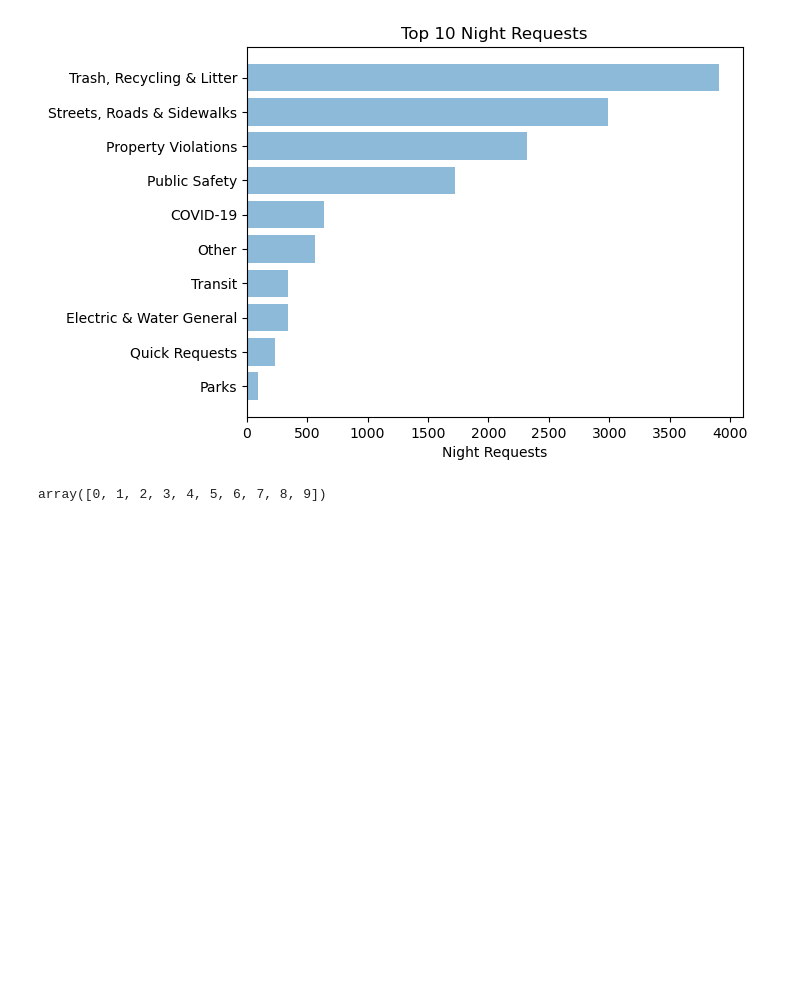
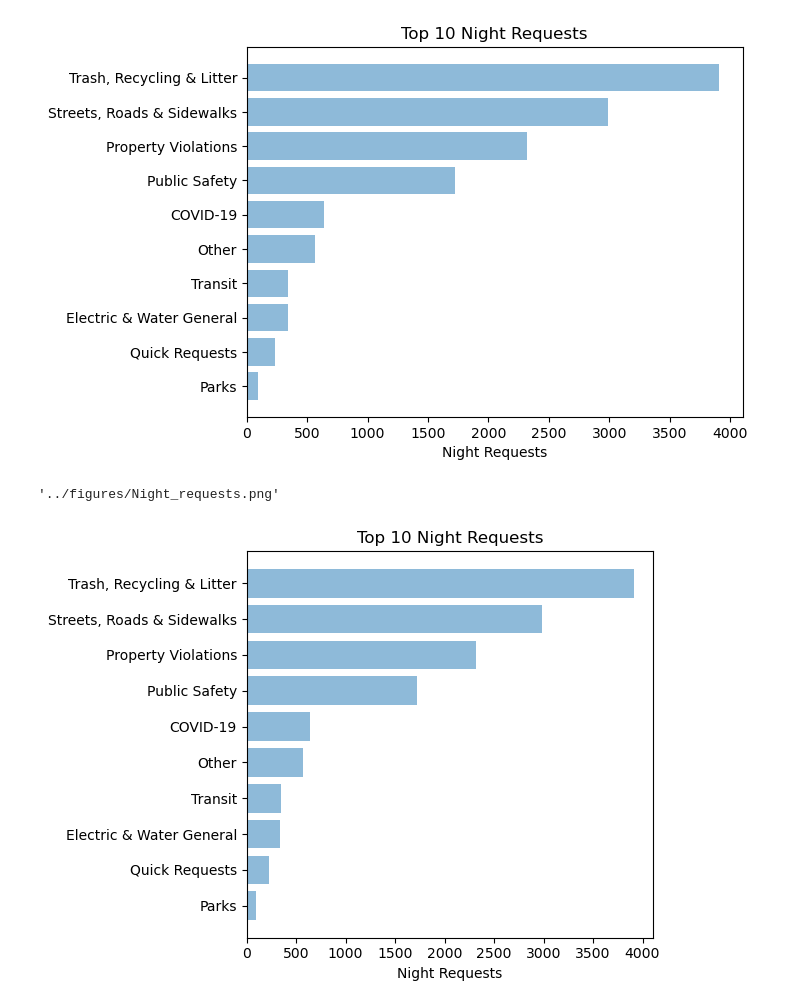
Before and after one commit to bensdata/hubnashville-bobcat, a Jupyter notebook: notebooks/hub_Nashville_311.ipynb, the cells around one changed output. Cells and saved outputs as stored; diff of their text form; code cells hidden in the pictures; blank space fills up the shorter version.

```diff
--- a/notebooks/hub_Nashville_311.ipynb
+++ b/notebooks/hub_Nashville_311.ipynb
@@ -513,7 +513,28 @@ plt.title('Top 10 Night Requests')
 # %% [output]
 Text(0.5, 1.0, 'Top 10 Night Requests')
 [figure]
-# %%
-np.arange(len(night_requests))
-# %% [output]
-array([0, 1, 2, 3, 4, 5, 6, 7, 8, 9])
+# %%
+def plot_requests(groupped_request, time_block, top_n):
+    requests = list(groupped_request.keys())
+    y_pos = np.arange(len(requests))
+    request_counts = list(groupped_request.values)
+
+    plt.barh(y_pos, request_counts,  align='center', alpha=0.5)
+    #plt.bar(y_pos, night_request_counts, align='center', alpha=0.5)
+    plt.yticks(y_pos, requests)
+    #plt.xticks(y_pos, night_requests, rotation=90)
+    plt.xlabel(time_block + ' Requests')
+    plt.title('Top ' + str(top_n) + ' ' + time_block + ' Requests')
+    plt.tight_layout()
+    plt.savefig('../figures/'+time_block+'_requests.png', figsize=(12, 6), dpi=120)
+    # return whatever_you_return
+# %%
+time_block='Night'
+'../figures/'+time_block+'_requests.png'
+# %% [output]
+'../figures/Night_requests.png'
+# %%
+#whatever_you_return = plot_requests(night_groupped_request)
+plot_requests(groupped_request=night_groupped_request, time_block='Night', top_n=top_n)
+# %% [output]
+[figure, added]
```
Also changed, not shown: parts of 13 cells of this notebook, 5 other files.
